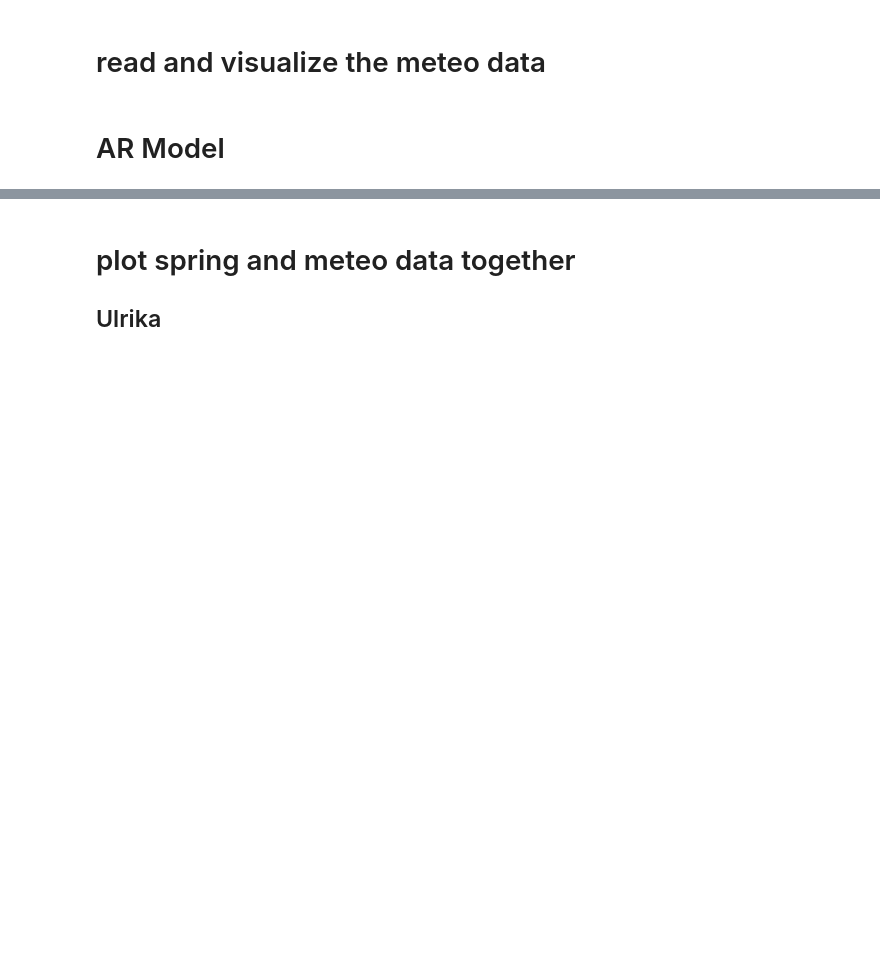
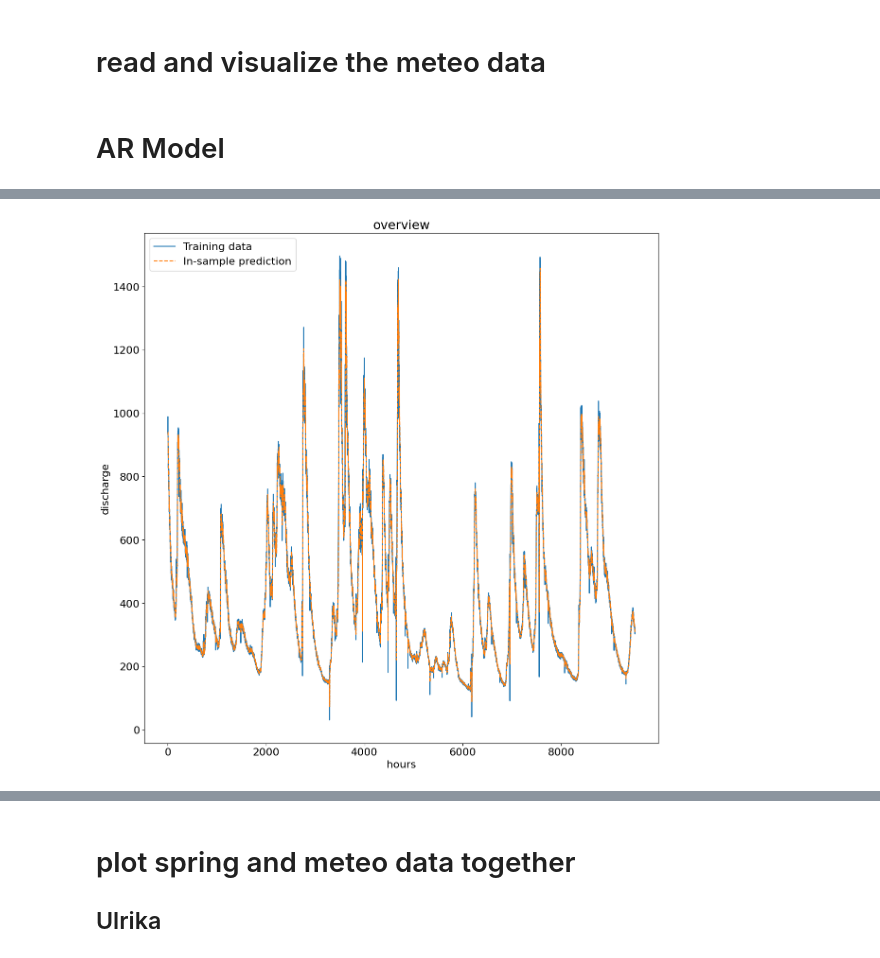
Before and after one commit to noahnydegger/ETH_MP_Alpine_Water_Springs_Modelling, a Jupyter notebook: MP_Alpine_Water_Springs_Modelling_restored_RB.ipynb, the cells around one changed output, grey strips where cells are left out. Saved outputs shown, nothing was run; the diff lists cells and outputs as text; code cells hidden in the pictures; blank space fills up the shorter version.

```diff
--- a/MP_Alpine_Water_Springs_Modelling_restored_RB.ipynb
+++ b/MP_Alpine_Water_Springs_Modelling_restored_RB.ipynb
@@ -192,0 +370,16 @@ discharge = df_ulrika["discharge"]
+# %%
+ar_model = AutoReg(endog=train_df.log_discharge,  lags=5 )
+ar_fit = ar_model.fit()
+
+train_log_pred = ar_fit.predict(start=train_df.t.min(), end=train_df.t.max())
+
+plt.plot(train_df.t, train_df.discharge, label='Training data')
+plt.plot(train_df.t,
+         np.exp(train_log_pred), linestyle='dashed', label='In-sample prediction')
+plt.legend()
+plt.title('overview')
+plt.ylabel('discharge')
+plt.xlabel('hours')
+plt.show()
+# %% [output]
+[figure, added]
```
Also changed, not shown: parts of 23 cells of this notebook, 2 other files.
